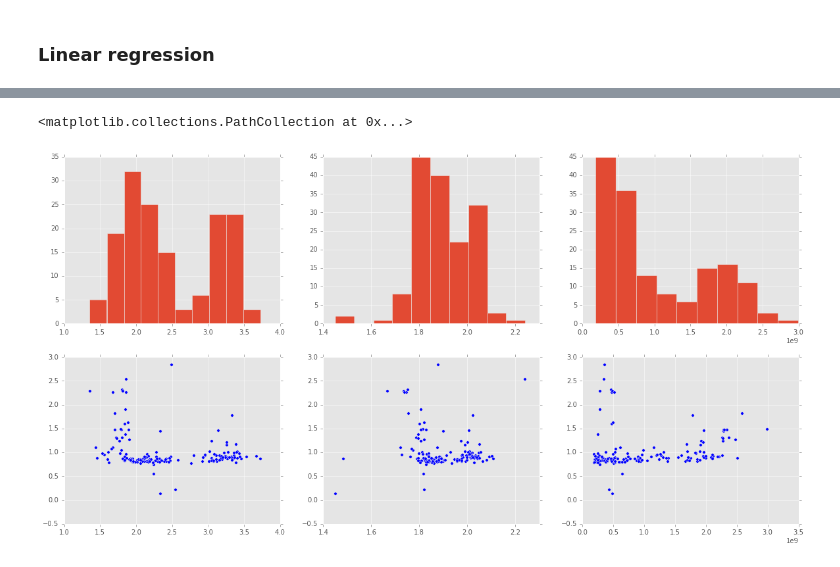
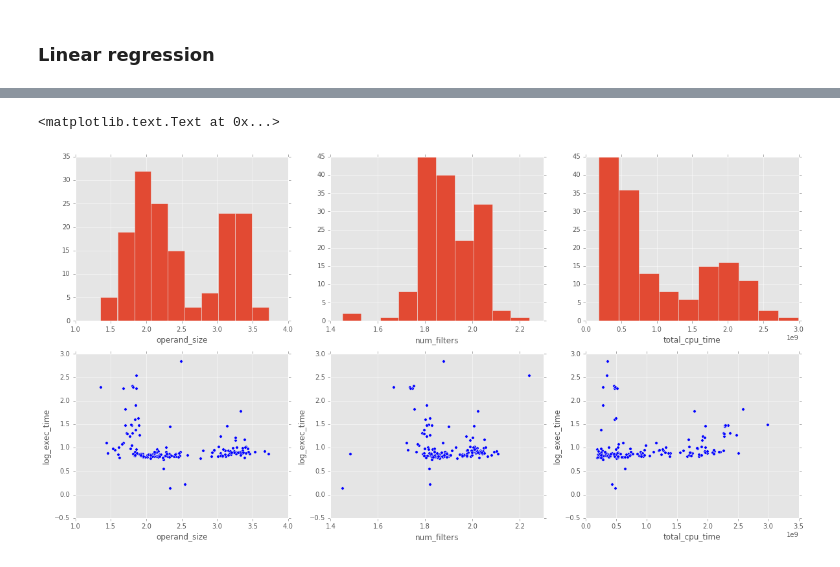
Before and after one commit to Durbha/DataScience, a Jupyter notebook: Data_Analysis/Multivariate_Regression.ipynb, the cells around one changed output, grey strips where cells are left out. Drawn from its saved outputs; the diff is of its cells as text; code cells hidden in the pictures.

```diff
--- a/Data_Analysis/Multivariate_Regression.ipynb
+++ b/Data_Analysis/Multivariate_Regression.ipynb
@@ -218,11 +245,20 @@ OLS Regression Results
 # %%
 fig,axes = plt.subplots(2,3,figsize=(20,10))
 axes[0][0].hist(final_df.operand_size)
+axes[0][0].set_xlabel('operand_size')
 axes[0][1].hist(final_df.num_filters)
+axes[0][1].set_xlabel('num_filters')
 axes[0][2].hist(final_df.total_cpu_time)
+axes[0][2].set_xlabel('total_cpu_time')
 axes[1][0].scatter(final_df.operand_size,final_df.log_exec_time)
+axes[1][0].set_xlabel('operand_size')
+axes[1][0].set_ylabel('log_exec_time')
 axes[1][1].scatter(final_df.num_filters,final_df.log_exec_time)
+axes[1][1].set_xlabel('num_filters')
+axes[1][1].set_ylabel('log_exec_time')
 axes[1][2].scatter(final_df.total_cpu_time,final_df.log_exec_time)
+axes[1][2].set_xlabel('total_cpu_time')
+axes[1][2].set_ylabel('log_exec_time')
 # %% [output]
-<matplotlib.collections.PathCollection at 0x...>
+<matplotlib.text.Text at 0x...>
-[figure, old version]
+[figure, new version]
```
Also changed, not shown: parts of 7 cells of this notebook.
